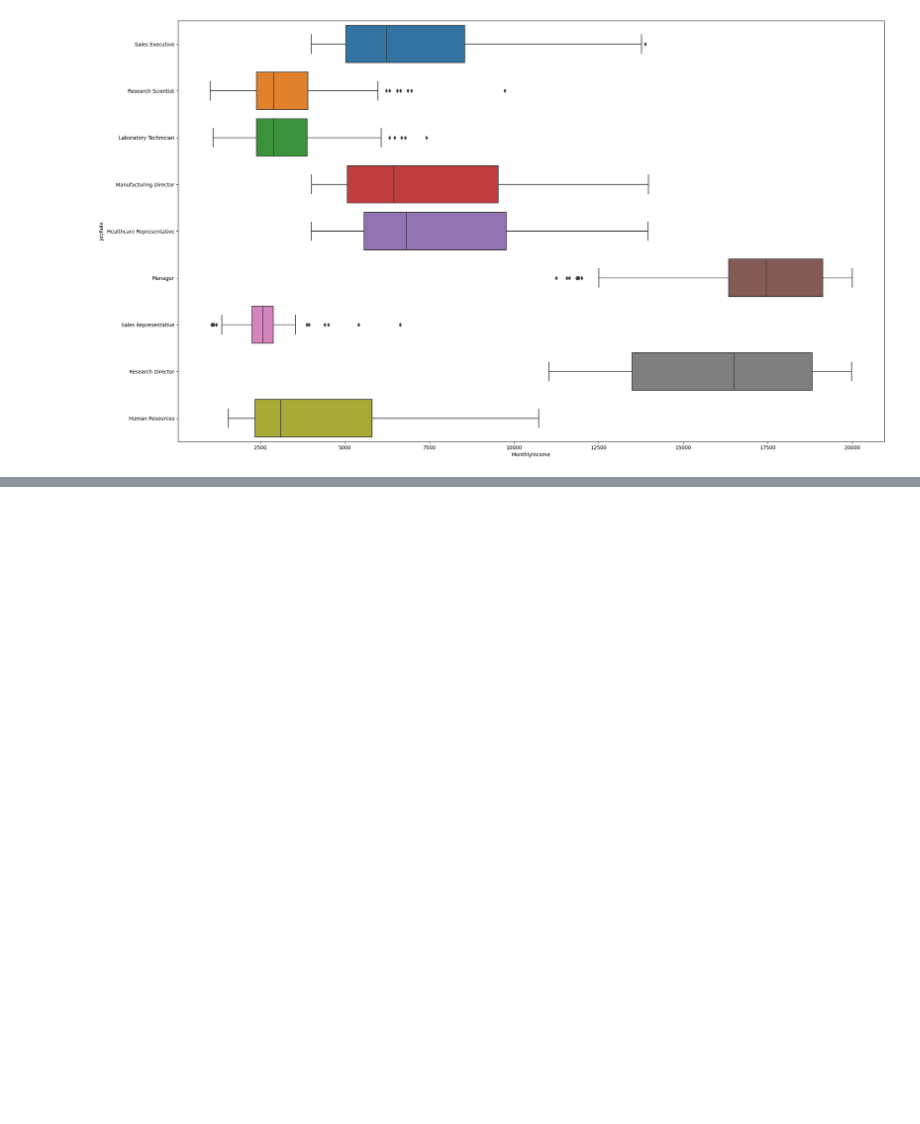
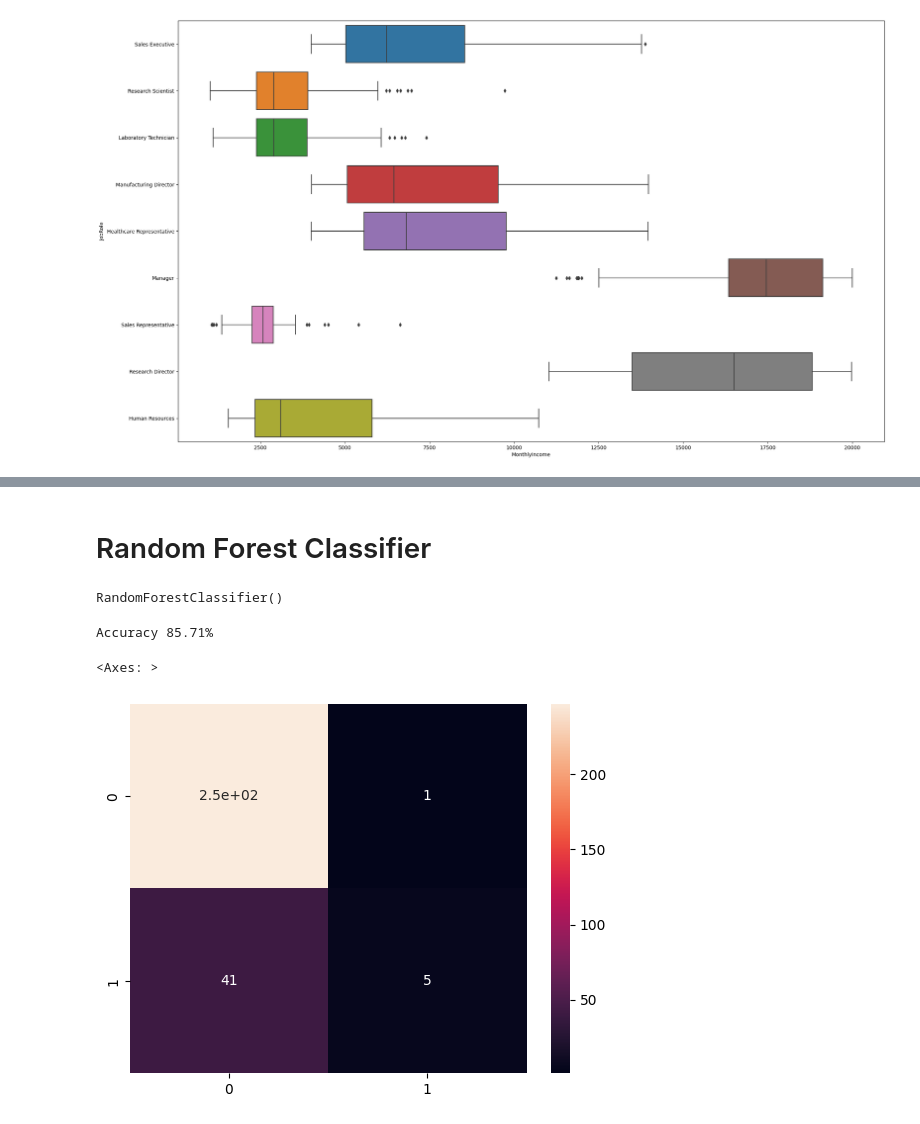
Before and after one commit to elokwentnie/Business_DS, a Jupyter notebook: HR_Department/HR-Department-Who-Is-Planning-To-Leave.ipynb, the cells around one changed output, grey strips where cells are left out. Saved outputs shown, nothing was run; the diff lists cells and outputs as text; code cells hidden in the pictures; blank space fills up the shorter version.

```diff
--- a/HR_Department/HR-Department-Who-Is-Planning-To-Leave.ipynb
+++ b/HR_Department/HR-Department-Who-Is-Planning-To-Leave.ipynb
@@ -298,0 +524,21 @@ sns.boxplot(x='MonthlyIncome', y='JobRole', data = employee_df)
+# %% [markdown]
+# Random Forest Classifier
+# %%
+from sklearn.ensemble import RandomForestClassifier
+model = RandomForestClassifier()
+# %%
+model.fit(X_train, y_train)
+# %% [output]
+RandomForestClassifier()
+# %%
+y_pred = model.predict(X_test)
+# %%
+print(f'Accuracy {round(100 * accuracy_score(y_pred, y_test),2)}%')
+# %% [output]
+Accuracy 85.71%
+# %%
+cm = confusion_matrix(y_test, y_pred)
+sns.heatmap(cm, annot = True)
+# %% [output]
+<Axes: >
+[figure, added]
```
Also changed, not shown: parts of 47 cells of this notebook, 2 other files.
